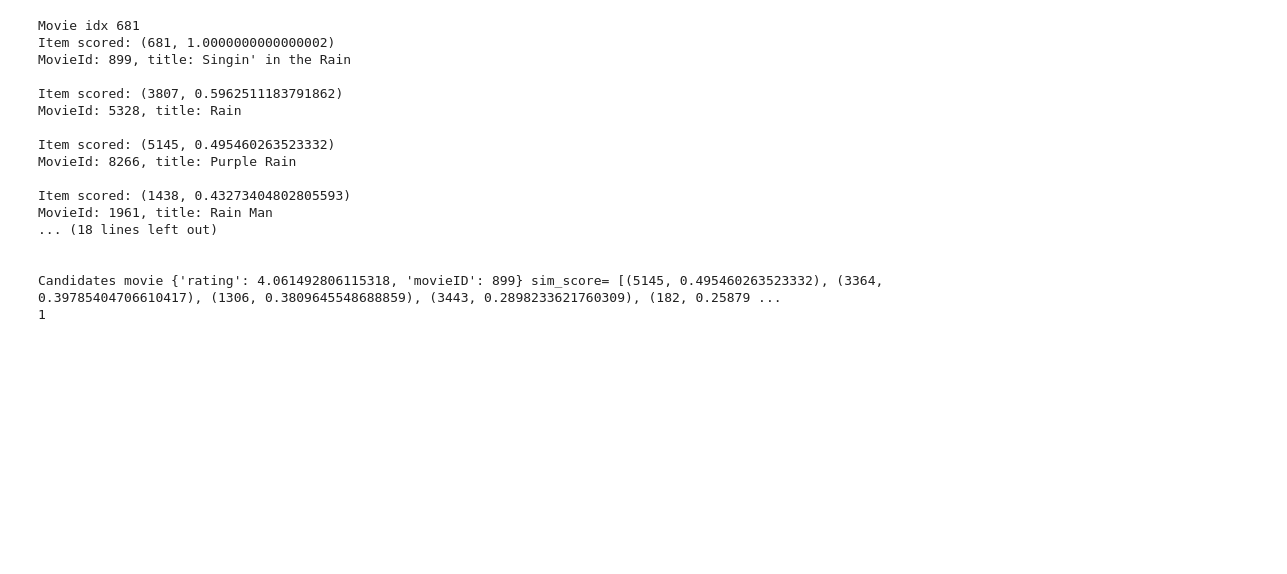
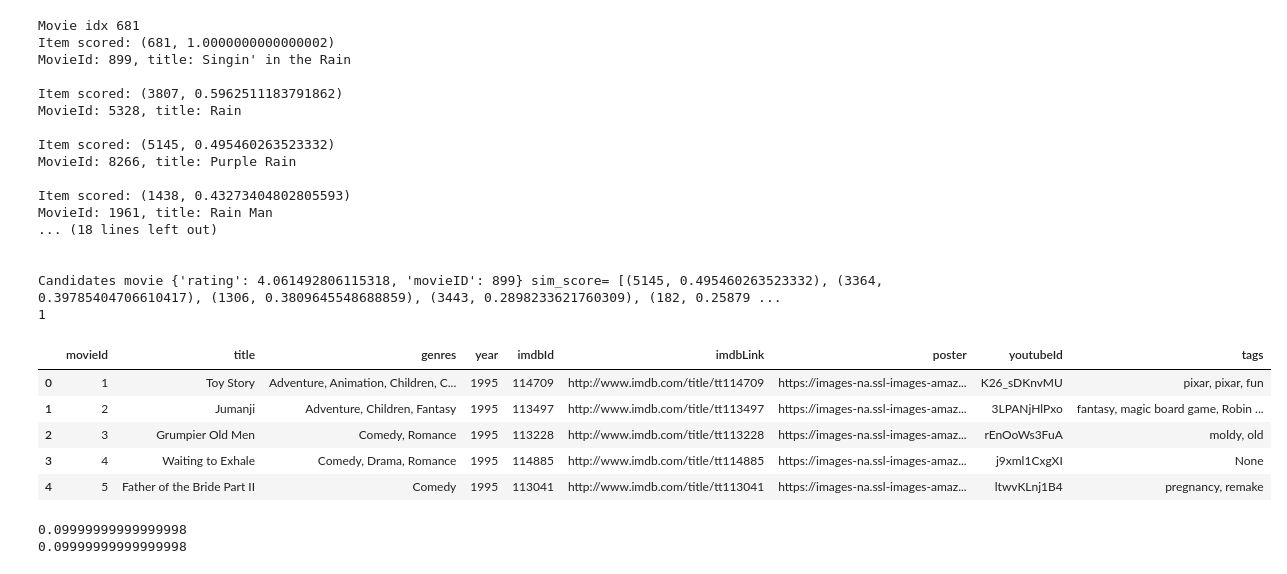
Before and after one commit to amandachagas/surprise-test, a Jupyter notebook: notebooks/SimilarityMatrix - Pandas.ipynb, the cells around one changed output. Cells and saved outputs as stored; diff of their text form; code cells hidden in the pictures; blank space fills up the shorter version.

Commit message:
Using tags to calculate similarity between movies; Improving code to remove parameter title_weight from several functions.

```diff
--- a/notebooks/SimilarityMatrix - Pandas.ipynb
+++ b/notebooks/SimilarityMatrix - Pandas.ipynb
@@ -175,0 +191,13 @@ Candidates movie {'rating': 4.061492806115318, 'movieID': 899} sim_score= [(5145
+# %%
+enhanced_movies = pd.read_csv('../datasets/enhanced_movies_tags.csv', low_memory=False)
+
+enhanced_movies['tags'] = enhanced_movies['tags'].apply(lambda x: x.replace('[','').replace(']','').replace('\'',''))
+
+enhanced_movies.head()
+# %% [output]
+|  | movieId | title | genres | year | imdbId | imdbLink | poster | youtubeId | tags |
+| 0 | 1 | Toy Story | Adventure, Animation, Children, C... | 1995 | 114709 | http://www.imdb.com/title/tt114709 | https://images-na.ssl-images-amaz... | K26_sDKnvMU | pixar, pixar, fun |
+| 1 | 2 | Jumanji | Adventure, Children, Fantasy | 1995 | 113497 | http://www.imdb.com/title/tt113497 | https://images-na.ssl-images-amaz... | 3LPANjHlPxo | fantasy, magic board game, Robin ... |
+| 2 | 3 | Grumpier Old Men | Comedy, Romance | 1995 | 113228 | http://www.imdb.com/title/tt113228 | https://images-na.ssl-images-amaz... | rEnOoWs3FuA | moldy, old |
+| 3 | 4 | Waiting to Exhale | Comedy, Drama, Romance | 1995 | 114885 | http://www.imdb.com/title/tt114885 | https://images-na.ssl-images-amaz... | j9xml1CxgXI | None |
+| 4 | 5 | Father of the Bride Part II | Comedy | 1995 | 113041 | http://www.imdb.com/title/tt113041 | https://images-na.ssl-images-amaz... | ltwvKLnj1B4 | pregnancy, remake |
@@ -175,0 +222,7 @@ Candidates movie {'rating': 4.061492806115318, 'movieID': 899} sim_score= [(5145
+# %%
+bla = ble = (1 - 0.8)/2
+print(bla)
+print(ble)
+# %% [output]
+0.09999999999999998
+0.09999999999999998
```
Also changed, not shown: parts of 2 cells of this notebook, 3 other files.
